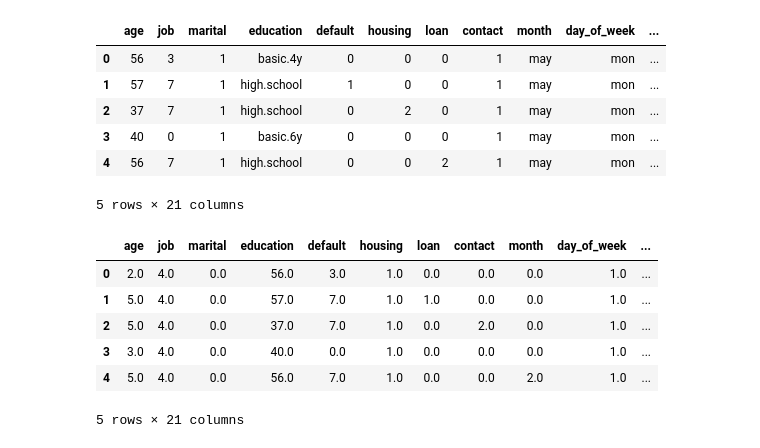
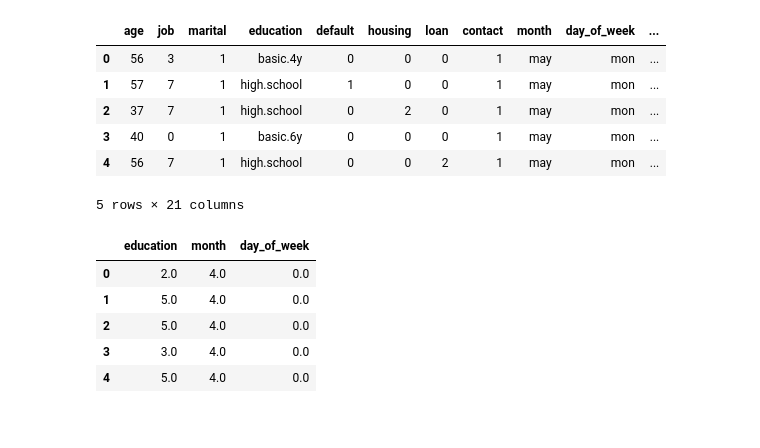
Before and after one commit to trguduru/bank_marketing_prediction, a Jupyter notebook: classification_models_analysis.ipynb, the cells around one changed output. Saved outputs shown, nothing was run; the diff lists cells and outputs as text; code cells hidden in the pictures.

```diff
--- a/classification_models_analysis.ipynb
+++ b/classification_models_analysis.ipynb
@@ -219,8 +230,8 @@ ordinal_encoder_transformer = make_column_transformer(
 #X = pd.DataFrame(X_encoded,columns=X.columns)
 #X.sample(50, random_state=42)
 # %%
-columns = ['job','marital','default','housing','loan','contact','poutcome','y']
-for col in columns:
+nominal_columns = ['job','marital','default','housing','loan','contact','poutcome','y']
+for col in nominal_columns:
     bank_df_processed[col] = LabelEncoder().fit_transform(bank_df_processed[col])
 
 
@@ -233,16 +244,15 @@ bank_df_processed.head()
 | 3 | 40 | 0 | 1 | basic.6y | 0 | 0 | 0 | 1 | may | mon | ... |
 | 4 | 56 | 7 | 1 | high.school | 0 | 0 | 2 | 1 | may | mon | ... |
 5 rows × 21 columns
-# %%
-bank_df_processed_encoded = ordinal_encoder_transformer.fit_transform(bank_df_processed)
 # %%
-bank_df_encoded = pd.DataFrame(bank_df_processed_encoded,columns=bank_df_processed.columns)
+ordinal_bank_df = bank_df_processed[['education','month','day_of_week']]
+bank_df_processed_encoded = ordinal_encoder_transformer.fit_transform(ordinal_bank_df)
+bank_df_encoded = pd.DataFrame(bank_df_processed_encoded,columns=ordinal_bank_df.columns)
 bank_df_encoded.head()
 # %% [output]
-|  | age | job | marital | education | default | housing | loan | contact | month | day_of_week | ... |
-| 0 | 2.0 | 4.0 | 0.0 | 56.0 | 3.0 | 1.0 | 0.0 | 0.0 | 0.0 | 1.0 | ... |
-| 1 | 5.0 | 4.0 | 0.0 | 57.0 | 7.0 | 1.0 | 1.0 | 0.0 | 0.0 | 1.0 | ... |
-| 2 | 5.0 | 4.0 | 0.0 | 37.0 | 7.0 | 1.0 | 0.0 | 2.0 | 0.0 | 1.0 | ... |
-| 3 | 3.0 | 4.0 | 0.0 | 40.0 | 0.0 | 1.0 | 0.0 | 0.0 | 0.0 | 1.0 | ... |
-| 4 | 5.0 | 4.0 | 0.0 | 56.0 | 7.0 | 1.0 | 0.0 | 0.0 | 2.0 | 1.0 | ... |
+|  | education | month | day_of_week |
+| 0 | 2.0 | 4.0 | 0.0 |
+| 1 | 5.0 | 4.0 | 0.0 |
+| 2 | 5.0 | 4.0 | 0.0 |
+| 3 | 3.0 | 4.0 | 0.0 |
+| 4 | 5.0 | 4.0 | 0.0 |
-5 rows × 21 columns
```
Also changed, not shown: parts of 13 cells of this notebook.
